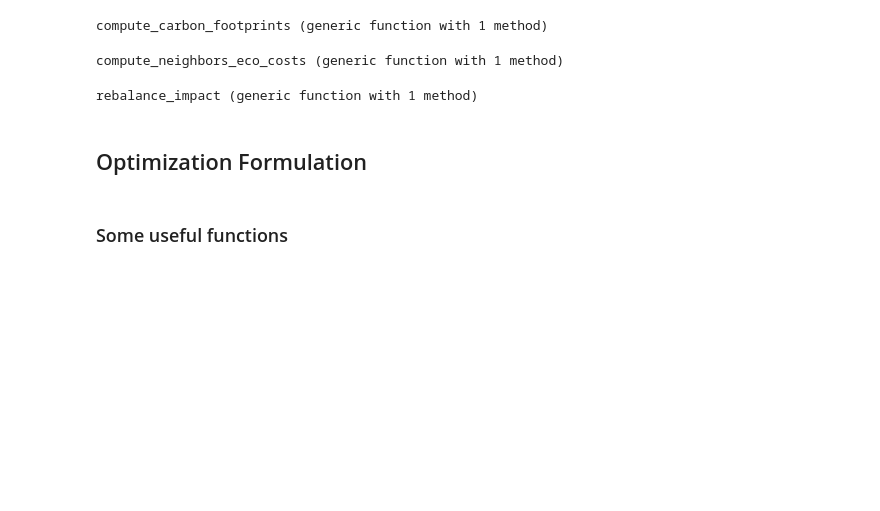
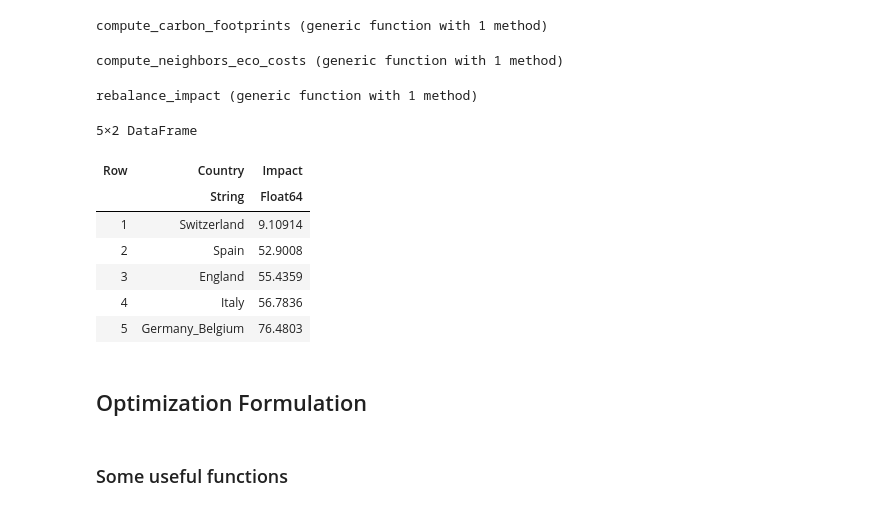
Before and after one commit to OscarCourbit/Energy-Allocation-in-France, a Jupyter notebook: Project_Problem.ipynb, the cells around one changed output. Cells and saved outputs as stored; diff of their text form; code cells hidden in the pictures; blank space fills up the shorter version.

```diff
--- a/Project_Problem.ipynb
+++ b/Project_Problem.ipynb
@@ -543,6 +543,17 @@ rebalance_impact (generic function with 1 method)
 coef_eco_cost = 0.7
 df_env_impact = env_impact(coef_eco_cost)
 df_neighbors_impact = neighbors_impact(coef_eco_cost);
+# %%
+df_neighbors_impact
+# %% [output]
+5×2 DataFrame
+| Row | Country | Impact |
+|  | String | Float64 |
+| 1 | Switzerland | 9.10914 |
+| 2 | Spain | 52.9008 |
+| 3 | England | 55.4359 |
+| 4 | Italy | 56.7836 |
+| 5 | Germany_Belgium | 76.4803 |
 # %% [markdown]
 ## Optimization Formulation
 # %% [markdown]
```
Also changed, not shown: parts of 12 cells of this notebook, 1 other file.
